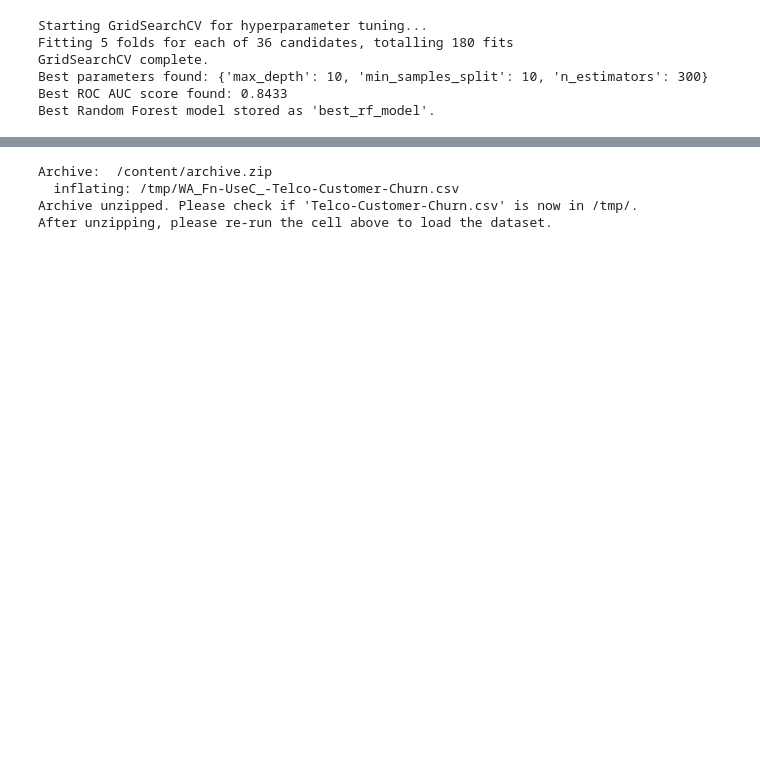
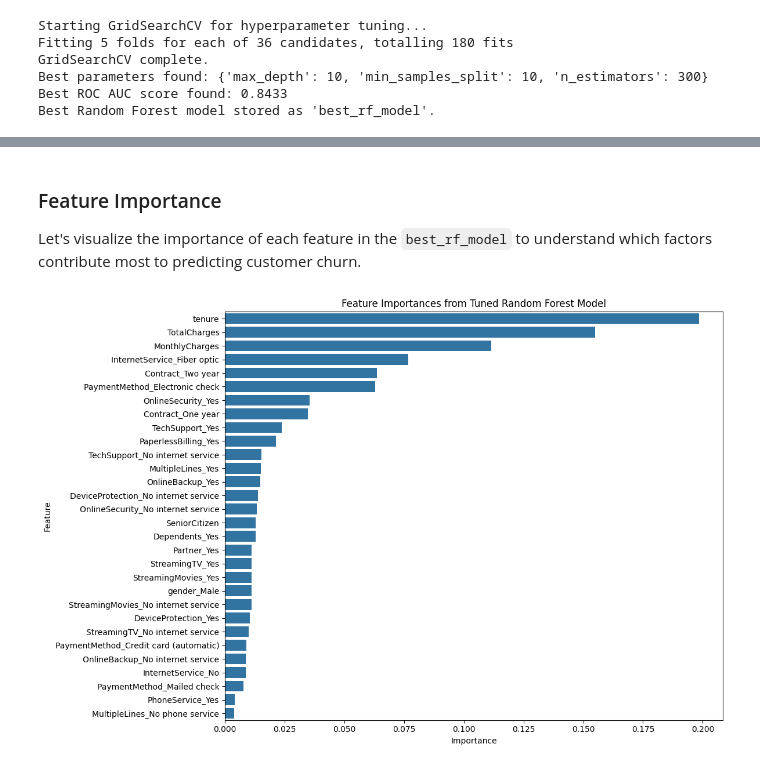
Before and after one commit to it22172228/IT4060---Machine-Learning-ASSIGNMENT-, a Jupyter notebook: notebooks/Random Forest/Random Forest.ipynb, the cells around one changed output, grey strips where cells are left out. Saved outputs shown, nothing was run; the diff lists cells and outputs as text; code cells hidden in the pictures; blank space fills up the shorter version.

Commit message:
Random forest updated
the random forest notebook has been structured better and have been added with additional visualizations abouot the performance

```diff
--- a/notebooks/Random Forest/Random Forest.ipynb
+++ b/notebooks/Random Forest/Random Forest.ipynb
@@ -337,10 +330,30 @@ First 5 rows after preprocessing TotalCharges and customerID:
-# %%
-!unzip -o /content/archive.zip -d /tmp/
-
-print("Archive unzipped. Please check if 'Telco-Customer-Churn.csv' is now in /tmp/.")
-print("After unzipping, please re-run the cell above to load the dataset.")
-# %% [output]
-Archive:  /content/archive.zip
-  inflating: /tmp/WA_Fn-UseC_-Telco-Customer-Churn.csv
-Archive unzipped. Please check if 'Telco-Customer-Churn.csv' is now in /tmp/.
-After unzipping, please re-run the cell above to load the dataset.
+# %% [markdown]
+### Feature Importance
+Let's visualize the importance of each feature in the `best_rf_model` to understand which factors contribute most to predicting customer churn.
+# %%
+import matplotlib.pyplot as plt
+import seaborn as sns
+import pandas as pd
+
+# Get feature importances from the best Random Forest model
+feature_importances = best_rf_model.feature_importances_
+
+# Create a DataFrame for better visualization
+features_df = pd.DataFrame({
+    'Feature': X_train.columns,
+    'Importance': feature_importances
+})
+
+# Sort features by importance in descending order
+features_df = features_df.sort_values(by='Importance', ascending=False)
+
+# Plot feature importances
+plt.figure(figsize=(12, 8))
+sns.barplot(x='Importance', y='Feature', data=features_df)
+plt.title('Feature Importances from Tuned Random Forest Model')
+plt.xlabel('Importance')
+plt.ylabel('Feature')
+plt.tight_layout()
+plt.show()
+# %% [output]
+[figure, added]
```
Also changed, not shown: parts of 18 cells of this notebook.
